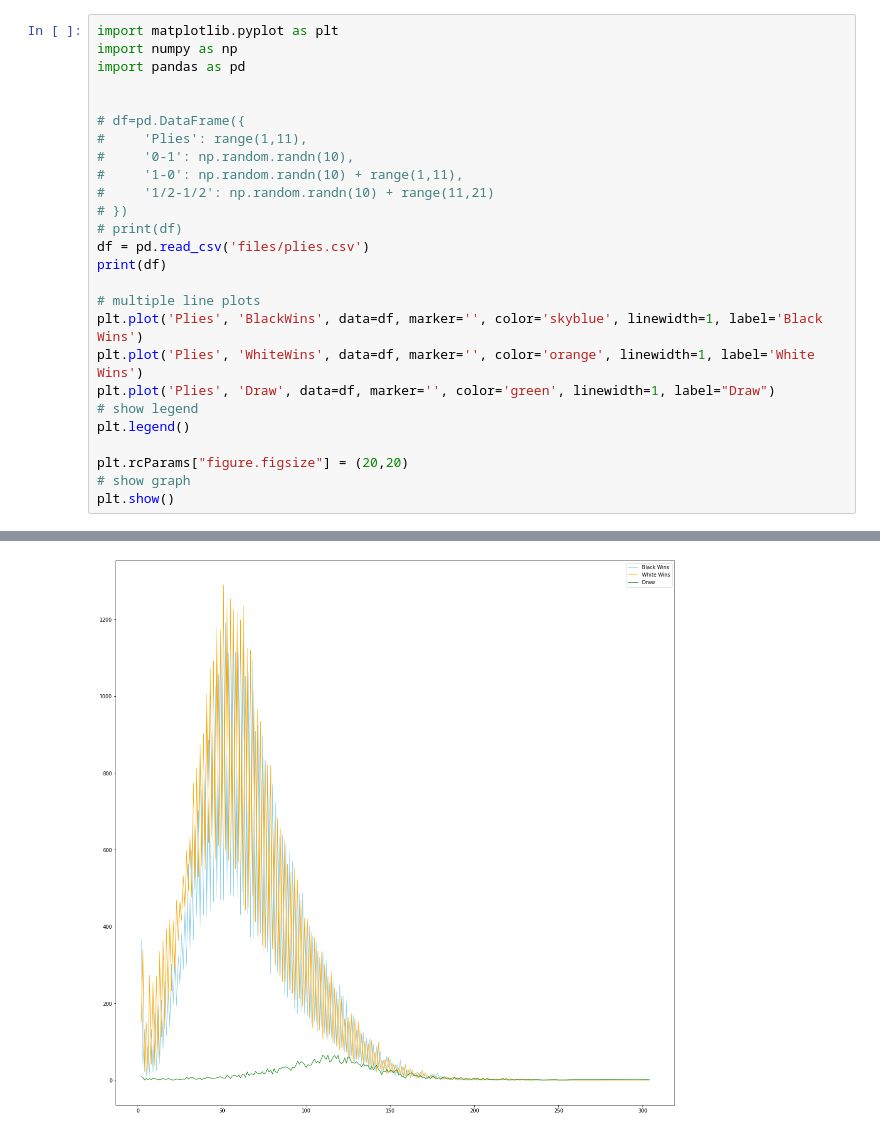
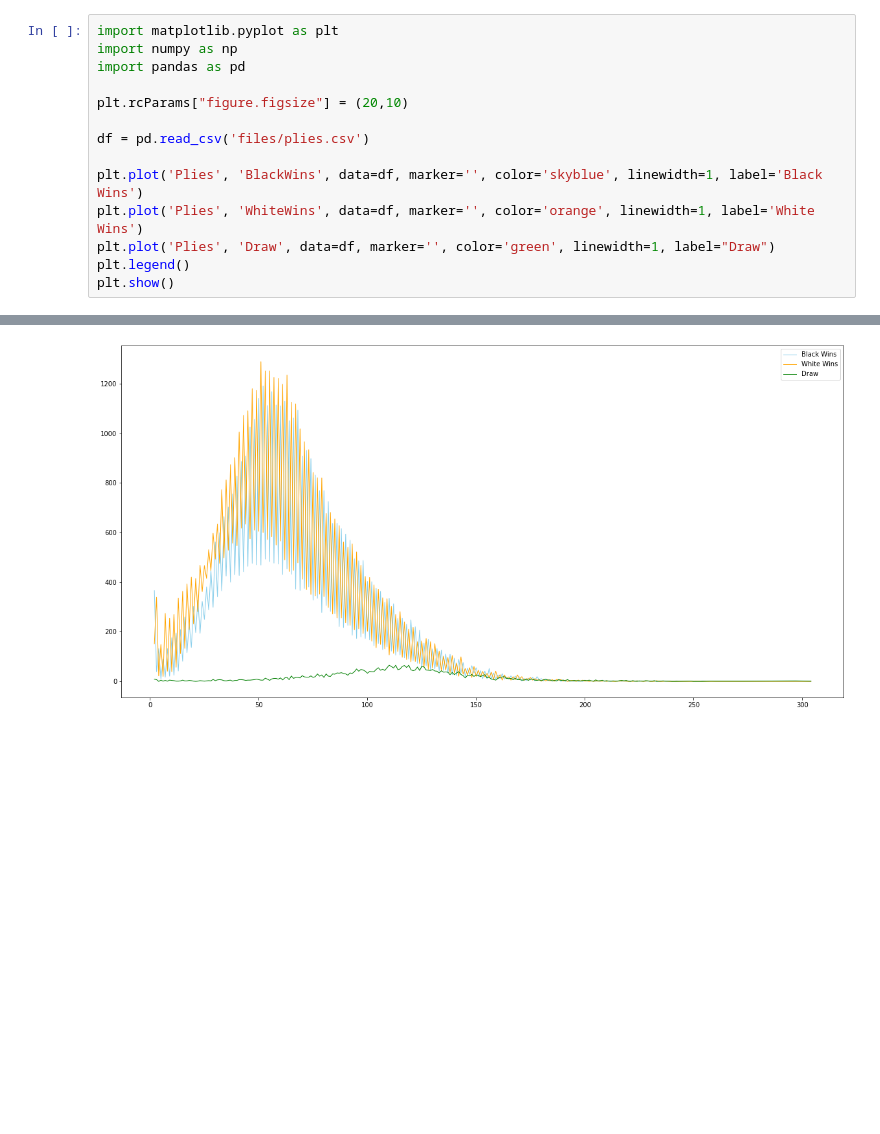
Before and after one commit to johnclaro/bigdata, a Jupyter notebook: chess.ipynb, the cells around one changed output, grey strips where cells are left out. Cells and saved outputs as stored; diff of their text form; blank space fills up the shorter version.

```diff
--- a/chess.ipynb
+++ b/chess.ipynb
@@ -3,25 +3,13 @@ import matplotlib.pyplot as plt
 import numpy as np
 import pandas as pd
 
+plt.rcParams["figure.figsize"] = (20,10)
 
-# df=pd.DataFrame({
-#     'Plies': range(1,11),
-#     '0-1': np.random.randn(10),
-#     '1-0': np.random.randn(10) + range(1,11),
-#     '1/2-1/2': np.random.randn(10) + range(11,21)
-# })
-# print(df)
 df = pd.read_csv('files/plies.csv')
-print(df)
 
-# multiple line plots
 plt.plot('Plies', 'BlackWins', data=df, marker='', color='skyblue', linewidth=1, label='Black Wins')
 plt.plot('Plies', 'WhiteWins', data=df, marker='', color='orange', linewidth=1, label='White Wins')
 plt.plot('Plies', 'Draw', data=df, marker='', color='green', linewidth=1, label="Draw")
-# show legend
 plt.legend()
-
-plt.rcParams["figure.figsize"] = (20,20)
-# show graph
 plt.show()
 # %% [output]
@@ -42 +16 @@ plt.show()
-[figure, old version]
+[figure, new version]
```
Also changed, not shown: parts of 1 cell of this notebook.
